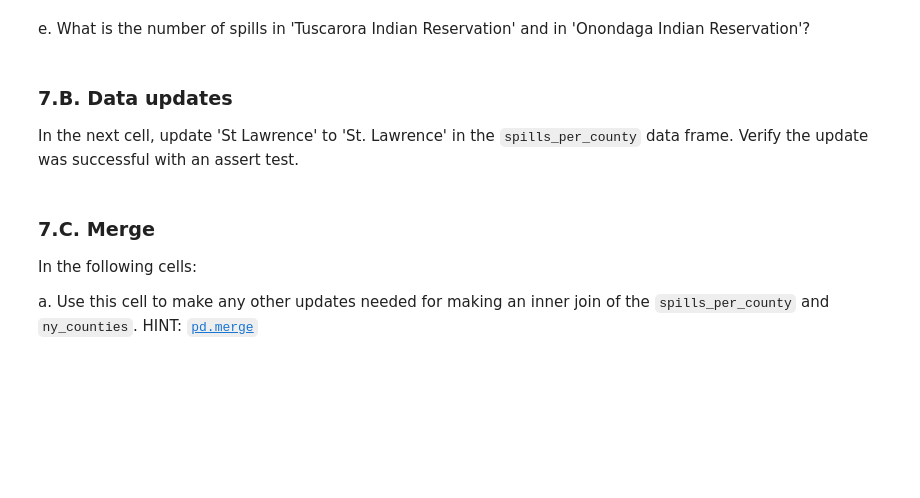
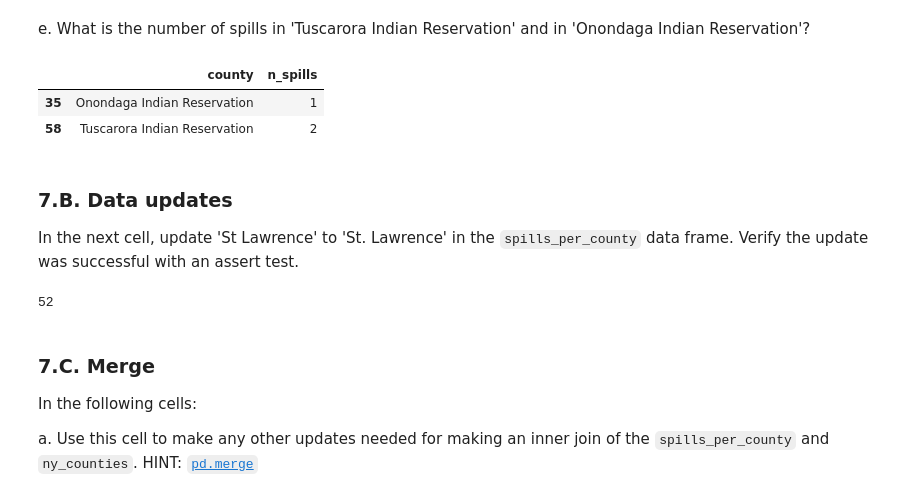
Before and after one commit to kloo49/eds220-hwk3-kloo, a Jupyter notebook: hwk3-task2-spills.ipynb, the cells around one changed output. Saved outputs shown, nothing was run; the diff lists cells and outputs as text; code cells hidden in the pictures; blank space fills up the shorter version.

```diff
--- a/hwk3-task2-spills.ipynb
+++ b/hwk3-task2-spills.ipynb
@@ -439,7 +567,16 @@ grader.check("7Ad")
 e. What is the number of spills in 'Tuscarora Indian Reservation' and in 'Onondaga Indian Reservation'?
 # %%
 # e.
+spills_per_county[spills_per_county['county'].isin(['Tuscarora Indian Reservation','Onondaga Indian Reservation'])]
+# %% [output]
+|  | county | n_spills |
+| 35 | Onondaga Indian Reservation | 1 |
+| 58 | Tuscarora Indian Reservation | 2 |
 # %% [markdown]
 ### 7.B. Data updates
 
 In the next cell, update 'St Lawrence' to 'St. Lawrence' in the `spills_per_county` data frame. Verify the update was successful with an assert test.
+# %%
+spills_per_county['county'].tolist().index('St Lawrence')
+# %% [output]
+52
```
Also changed, not shown: parts of 18 cells of this notebook.
